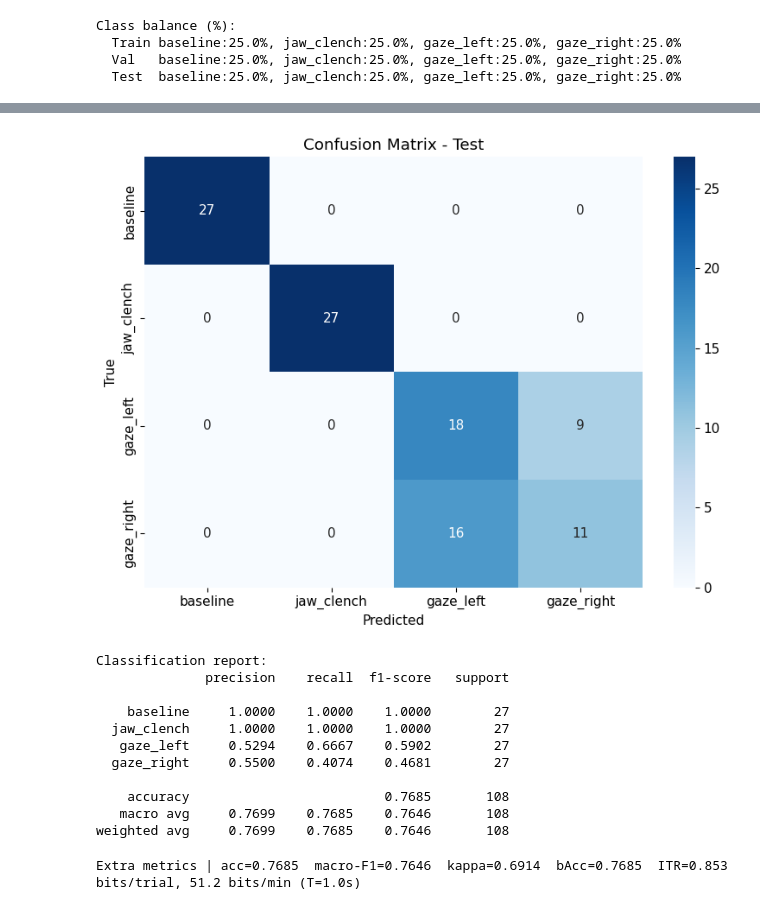
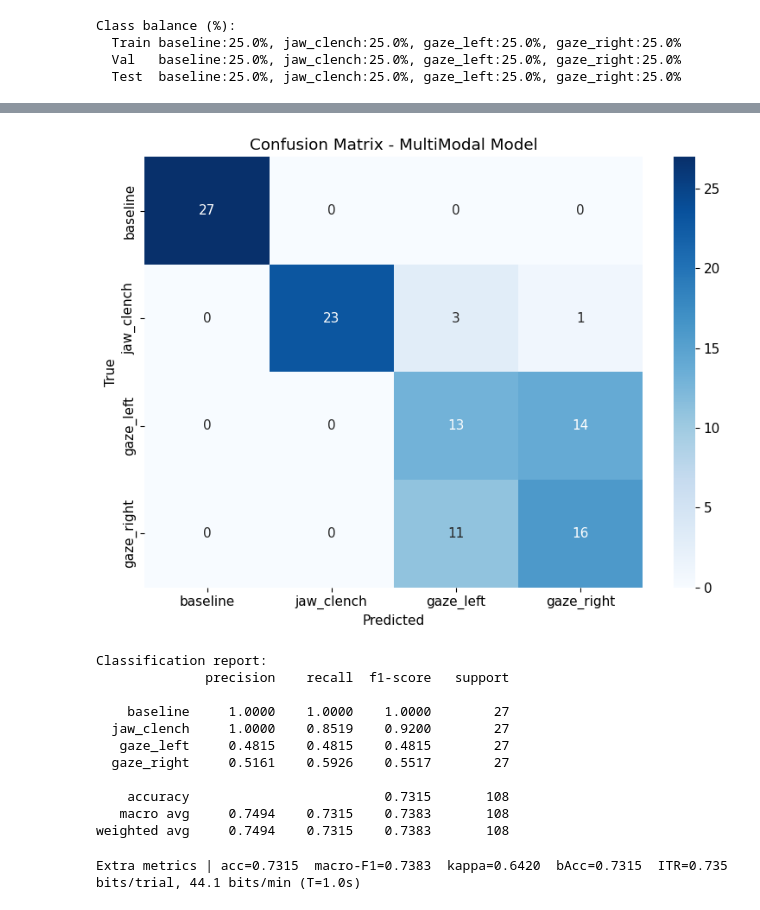
Before and after one commit to GanshinW/Glasses_Based_BCI, a Jupyter notebook: scripts/intent_pipeline.ipynb, the cells around one changed output, grey strips where cells are left out. Drawn from its saved outputs; the diff is of its cells as text; code cells hidden in the pictures.

```diff
--- a/scripts/intent_pipeline.ipynb
+++ b/scripts/intent_pipeline.ipynb
@@ -40,7 +71,7 @@ Env ready
 # %%
 # 2. Load Dataset and Explore Basic Information
 # Load dataset
-data_path = '../data/intent_dataset_20250830_121807.npz'
+data_path = '../data/intent_dataset_20250830_213704.npz'
 data = np.load(data_path, allow_pickle=True)
 
 # Extract arrays
@@ -473,17 +617,13 @@ model.eval()
 all_preds, all_labels = [], []
 with torch.no_grad():
     for batch in test_loader:
-        if len(batch) == 3:
-            x_time, x_freq, y = batch
-            x_img = None
+        x_data, y = get_batch_data(batch)
+        if isinstance(x_data, tuple):
+            x_data = [d.to(device) for d in x_data]
+            out = model(*x_data)
         else:
-            x_time, x_freq, x_img, y = batch
-
-        x_time = x_time.to(device)
-        x_freq = x_freq.to(device)
-        if x_img is not None: x_img = x_img.to(device)
-
-        out = model(x_time, x_freq) if x_img is None else model(x_time, x_freq, x_img)
+            x_data = x_data.to(device)
+            out = model(x_data)
         _, pred = out.max(1)
         all_preds.extend(pred.cpu().numpy())
         all_labels.extend(y.numpy())
@@ -494,7 +634,7 @@ cm = confusion_matrix(all_labels, all_preds)
 fig, ax = plt.subplots(figsize=(8, 6))
 sns.heatmap(cm, annot=True, fmt='d', cmap='Blues',
             xticklabels=class_names, yticklabels=class_names)
-ax.set_xlabel('Predicted'); ax.set_ylabel('True'); ax.set_title('Confusion Matrix - Test')
+ax.set_xlabel('Predicted'); ax.set_ylabel('True'); ax.set_title(f'Confusion Matrix - {best_model_name} Model')
 plt.tight_layout(); plt.show()
 
 print("\nClassification report:")
@@ -504,48 +644,37 @@ Test | loss=0.9385 acc=0.7685
-[figure, old version]
+[figure, new version]
 Classification report:
               precision    recall  f1-score   support
 
     baseline     1.0000    1.0000    1.0000        27
-  jaw_clench     1.0000    1.0000    1.0000        27
-   gaze_left     0.5294    0.6667    0.5902        27
-  gaze_right     0.5500    0.4074    0.4681        27
+  jaw_clench     1.0000    0.8519    0.9200        27
+   gaze_left     0.4815    0.4815    0.4815        27
+  gaze_right     0.5161    0.5926    0.5517        27
 
-    accuracy                         0.7685       108
-   macro avg     0.7699    0.7685    0.7646       108
-weighted avg     0.7699    0.7685    0.7646       108
+    accuracy                         0.7315       108
+   macro avg     0.7494    0.7315    0.7383       108
+weighted avg     0.7494    0.7315    0.7383       108
 # %%
-#  11. Extra metrics
+# 11. Extra metrics
 from sklearn.metrics import f1_score, cohen_kappa_score, accuracy_score, balanced_accuracy_score
+N = len(class_names)
+y_true = all_labels; y_pred = all_preds
+macro_f1 = f1_score(y_true, y_pred, average='macro', labels=list(range(N)), zero_division=0)
+kappa    = cohen_kappa_score(y_true, y_pred, labels=list(range(N)))
+bacc     = balanced_accuracy_score(y_true, y_pred)
 
-N = len(class_names)
-y_true = all_labels
-y_pred = all_preds
-
-# macro-F1
-macro_f1 = f1_score(y_true, y_pred, average='macro',
-                    labels=list(range(N)), zero_division=0)
-
-# Cohen's kappa
-kappa = cohen_kappa_score(y_true, y_pred, labels=list(range(N)))
-
-# balanced accuracy (optional)
-bacc = balanced_accuracy_score(y_true, y_pred)
-
-# ITR (bits/trial & bits/min)
 def itr_bits_per_trial(N, P):
     eps = 1e-12
     P = np.clip(P, eps, 1 - eps)
     return np.log2(N) + P*np.log2(P) + (1-P)*np.log2((1-P)/(N-1))
 
 P_acc = accuracy_score(y_true, y_pred)
-T_decision = hop_size / sampling_rate    # seconds per decision
-
+T_decision = hop_size / sampling_rate
 itr_bpt = itr_bits_per_trial(N, P_acc)
 itr_bpm = itr_bpt * 60.0 / T_decision
 
 print(f"Extra metrics | acc={P_acc:.4f}  macro-F1={macro_f1:.4f}  kappa={kappa:.4f}  "
       f"bAcc={bacc:.4f}  ITR={itr_bpt:.3f} bits/trial, {itr_bpm:.1f} bits/min (T={T_decision:.1f}s)")
 # %% [output]
-Extra metrics | acc=0.7685  macro-F1=0.7646  kappa=0.6914  bAcc=0.7685  ITR=0.853 bits/trial, 51.2 bits/min (T=1.0s)
+Extra metrics | acc=0.7315  macro-F1=0.7383  kappa=0.6420  bAcc=0.7315  ITR=0.735 bits/trial, 44.1 bits/min (T=1.0s)
 # %%
 # 12. Feature Importance Analysis
```
Also changed, not shown: parts of 12 cells of this notebook, 1 other file.
